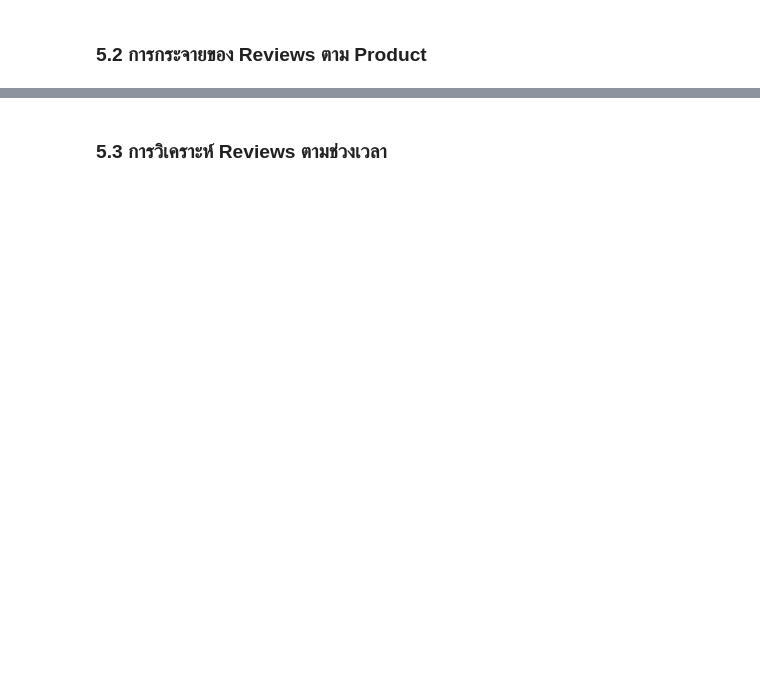
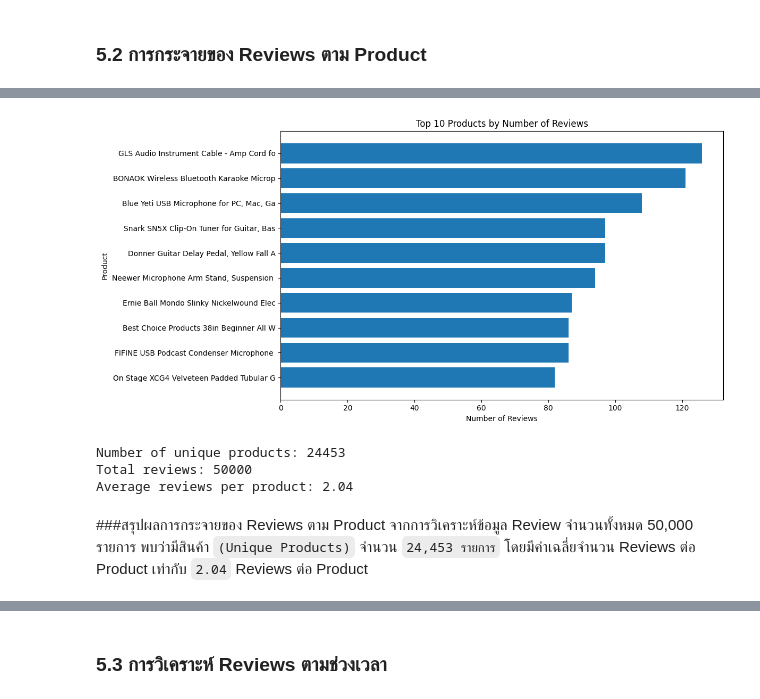
Before and after one commit to suphitchakh-web/Project_1, a Jupyter notebook: Team06_Part2.ipynb, the cells around one changed output, grey strips where cells are left out. Cells and saved outputs as stored; diff of their text form; code cells hidden in the pictures; blank space fills up the shorter version.

```diff
--- a/Team06_Part2.ipynb
+++ b/Team06_Part2.ipynb
@@ -728,2 +789,18 @@ Join Success Rate: 100.00%
 # %% [markdown]
 ### 5.2 การกระจายของ Reviews ตาม Product
+# %%
+# วัตถุประสงค์: ดูว่าสินค้าแต่ละรายการได้รับ Review มากน้อยแตกต่างกันอย่างไร และหา Product ที่มีจำนวน Reviews สูงสุดใน Sample
+# ============================================================
+# 5.2 การกระจายของ Reviews ตาม Product
+# ============================================================
+
+product_review_counts = (
+    analysis_df
+    .groupby(["parent_asin", "title"])
+    .size()
+    .reset_index(name="review_count")
+    .sort_values("review_count", ascending=False)
+)
+
+print("===== Top 10 Products by Number of Reviews =====")
+display(product_review_counts.head(10))
@@ -729,0 +820,46 @@ Join Success Rate: 100.00%
+# %%
+# Top 10 Products
+top10_products = product_review_counts.head(10).copy()
+
+# ตัดชื่อสินค้าให้สั้นลงเพื่อให้กราฟอ่านง่าย
+top10_products["short_title"] = (
+    top10_products["title"]
+    .str[:40]
+)
+
+plt.figure(figsize=(12, 6))
+
+plt.barh(
+    top10_products["short_title"][::-1],
+    top10_products["review_count"][::-1]
+)
+
+plt.title("Top 10 Products by Number of Reviews")
+plt.xlabel("Number of Reviews")
+plt.ylabel("Product")
+
+plt.tight_layout()
+plt.show()
+# %% [output]
+[figure, added]
+# %%
+unique_products = analysis_df["parent_asin"].nunique()
+
+print("Number of unique products:", unique_products)
+print("Total reviews:", len(analysis_df))
+
+average_reviews_per_product = (
+    len(analysis_df) / unique_products
+)
+
+print(
+    "Average reviews per product:",
+    round(average_reviews_per_product, 2)
+)
+# %% [output]
+Number of unique products: 24453
+Total reviews: 50000
+Average reviews per product: 2.04
+# %% [markdown]
+###สรุปผลการกระจายของ Reviews ตาม Product
+จากการวิเคราะห์ข้อมูล Review จำนวนทั้งหมด 50,000 รายการ พบว่ามีสินค้า `(Unique Products)` จำนวน `24,453 รายการ` โดยมีค่าเฉลี่ยจำนวน Reviews ต่อ Product เท่ากับ `2.04` Reviews ต่อ Product
```
Also changed, not shown: parts of 27 cells of this notebook.
